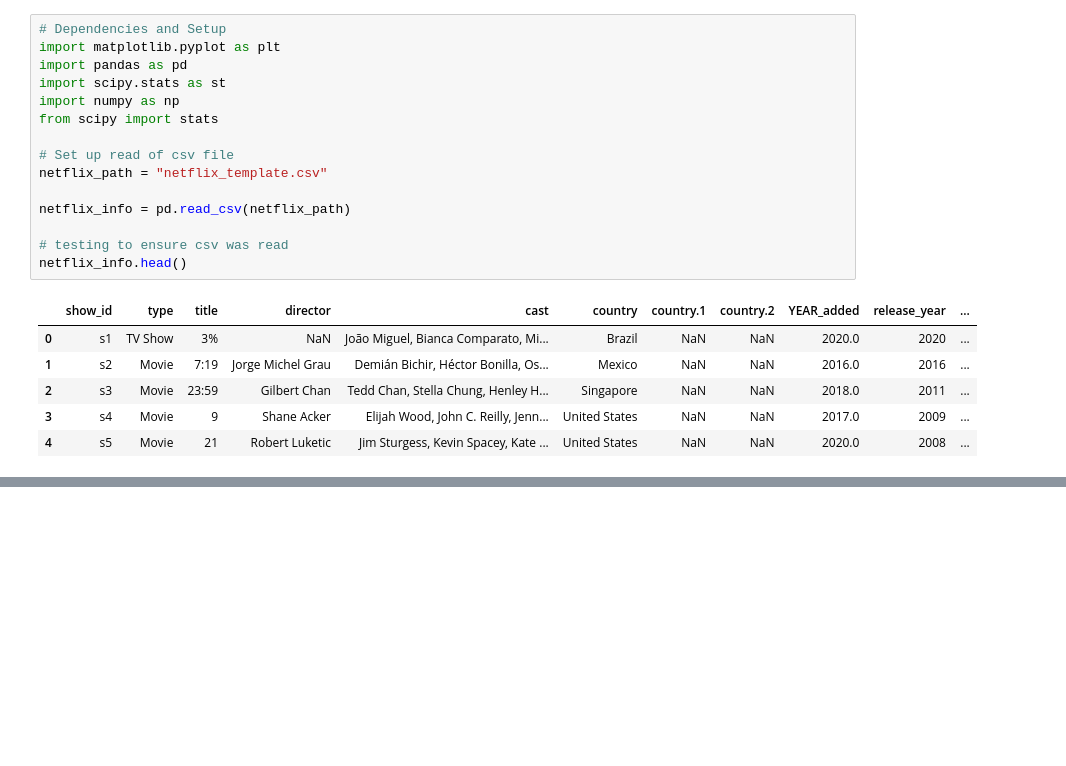
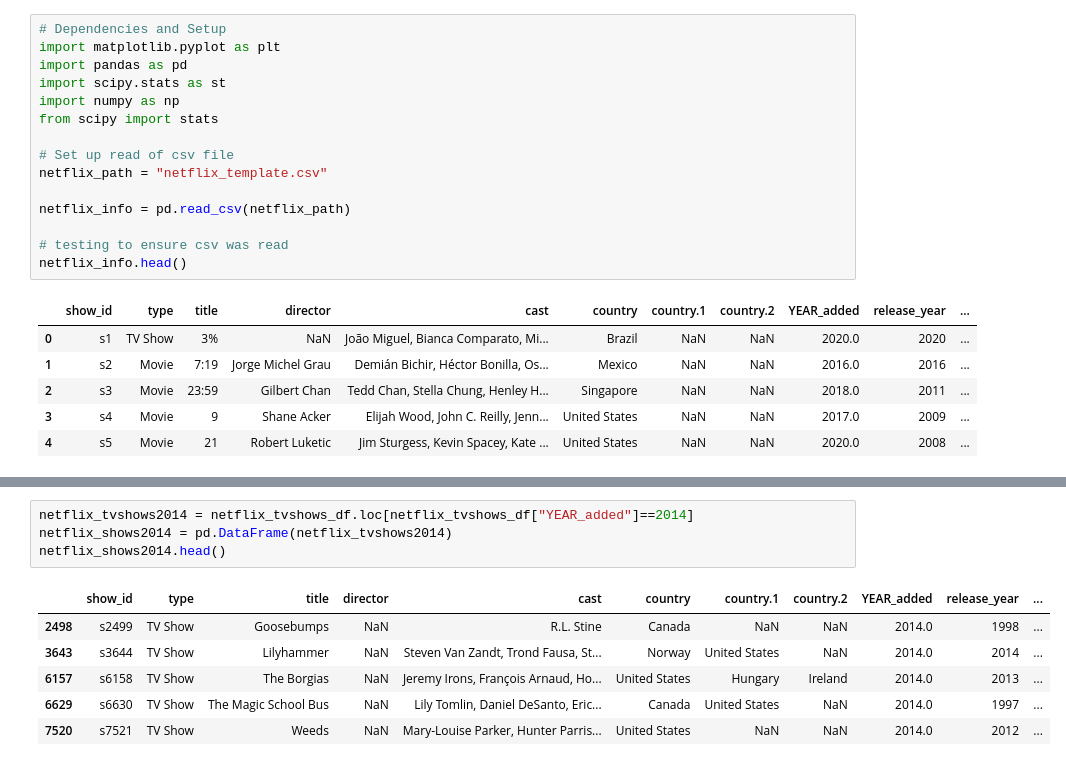
Before and after one commit to shades9a/Netflix_Catolog, a Jupyter notebook: Netflix_Compare.ipynb, the cells around one changed output, grey strips where cells are left out. Saved outputs shown, nothing was run; the diff lists cells and outputs as text; blank space fills up the shorter version.

```diff
--- a/Netflix_Compare.ipynb
+++ b/Netflix_Compare.ipynb
@@ -22,0 +34,11 @@ netflix_info.head()
+# %%
+netflix_tvshows2014 = netflix_tvshows_df.loc[netflix_tvshows_df["YEAR_added"]==2014]
+netflix_shows2014 = pd.DataFrame(netflix_tvshows2014)
+netflix_shows2014.head()
+# %% [output]
+|  | show_id | type | title | director | cast | country | country.1 | country.2 | YEAR_added | release_year | ... |
+| 2498 | s2499 | TV Show | Goosebumps | NaN | R.L. Stine | Canada | NaN | NaN | 2014.0 | 1998 | ... |
+| 3643 | s3644 | TV Show | Lilyhammer | NaN | Steven Van Zandt, Trond Fausa, St... | Norway | United States | NaN | 2014.0 | 2014 | ... |
+| 6157 | s6158 | TV Show | The Borgias | NaN | Jeremy Irons, François Arnaud, Ho... | United States | Hungary | Ireland | 2014.0 | 2013 | ... |
+| 6629 | s6630 | TV Show | The Magic School Bus | NaN | Lily Tomlin, Daniel DeSanto, Eric... | Canada | United States | NaN | 2014.0 | 1997 | ... |
+| 7520 | s7521 | TV Show | Weeds | NaN | Mary-Louise Parker, Hunter Parris... | United States | NaN | NaN | 2014.0 | 2012 | ... |
```
Also changed, not shown: parts of 3 cells of this notebook.
